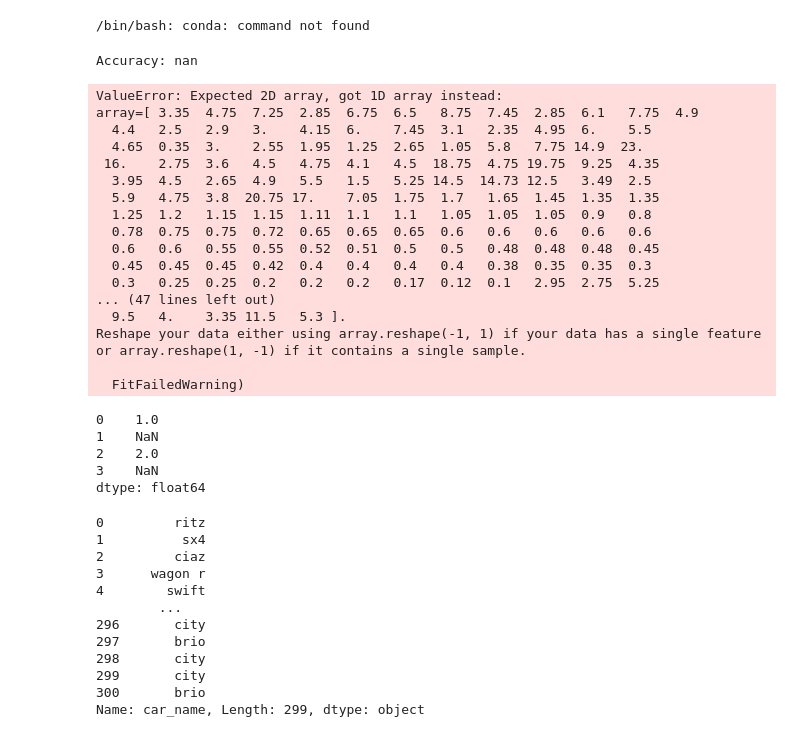
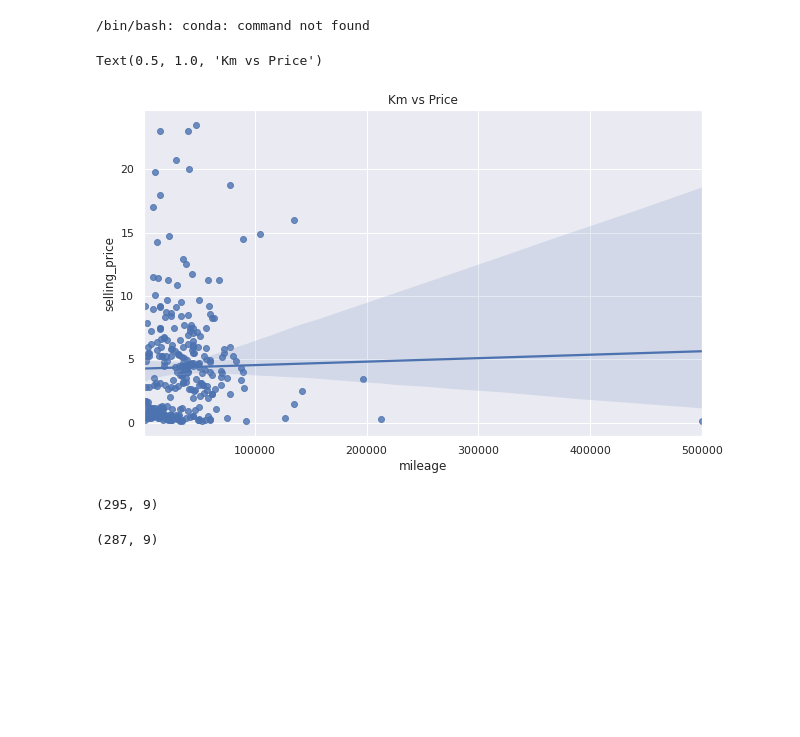
Before and after one commit to HebahAlshamlan/CITC_Task, a Jupyter notebook: CITC_Task.ipynb, the cells around one changed output. Drawn from its saved outputs; the diff is of its cells as text; code cells hidden in the pictures; blank space fills up the shorter version.

Commit message:
Text analysis

```diff
--- a/CITC_Task.ipynb
+++ b/CITC_Task.ipynb
@@ -202,67 +242,18 @@ Car name
 # !conda install --channel conda-forge featuretools --yes
 # %% [output]
 /bin/bash: conda: command not found
-# %%
-# example of evaluating a model after an imputer transform
-from numpy import nan
-from pandas import read_csv
-from sklearn.pipeline import Pipeline
-from sklearn.impute import SimpleImputer
-from sklearn.discriminant_analysis import LinearDiscriminantAnalysis
-from sklearn.model_selection import KFold
-from sklearn.model_selection import cross_val_score
-# define the imputer
-imputer = SimpleImputer(missing_values=np.nan, strategy='mean')
-# define the model
-lda = LinearDiscriminantAnalysis()
-# define the modeling pipeline
-pipeline = Pipeline(steps=[('imputer', imputer),('model', lda)])
-# define the cross validation procedure
-kfold = KFold(n_splits=3, shuffle=True, random_state=1)
-# evaluate the model
-result = cross_val_score(pipeline, datayear, dataset, cv=kfold, scoring='accuracy')
-# report the mean performance
-print('Accuracy: %.3f' % result.mean())
-# %% [output]
-Accuracy: nan
-ValueError: Expected 2D array, got 1D array instead:
-array=[ 3.35  4.75  7.25  2.85  6.75  6.5   8.75  7.45  2.85  6.1   7.75  4.9
-  4.4   2.5   2.9   3.    4.15  6.    7.45  3.1   2.35  4.95  6.    5.5
-  4.65  0.35  3.    2.55  1.95  1.25  2.65  1.05  5.8   7.75 14.9  23.
- 16.    2.75  3.6   4.5   4.75  4.1   4.5  18.75  4.75 19.75  9.25  4.35
-  3.95  4.5   2.65  4.9   5.5   1.5   5.25 14.5  14.73 12.5   3.49  2.5
-  5.9   4.75  3.8  20.75 17.    7.05  1.75  1.7   1.65  1.45  1.35  1.35
-  1.25  1.2   1.15  1.15  1.11  1.1   1.1   1.05  1.05  1.05  0.9   0.8
-  0.78  0.75  0.75  0.72  0.65  0.65  0.65  0.6   0.6   0.6   0.6   0.6
-  0.6   0.6   0.55  0.55  0.52  0.51  0.5   0.5   0.48  0.48  0.48  0.45
-  0.45  0.45  0.45  0.42  0.4   0.4   0.4   0.4   0.38  0.35  0.35  0.3
-  0.3   0.25  0.25  0.2   0.2   0.2   0.17  0.12  0.1   2.95  2.75  5.25
-... (47 lines left out)
-  9.5   4.    3.35 11.5   5.3 ].
-Reshape your data either using array.reshape(-1, 1) if your data has a single feature or array.reshape(1, -1) if it contains a single sample.
-
-  FitFailedWarning)
-# %%
-pd.Series([1, np.nan, 2, None])
-# %% [output]
-0    1.0
-1    NaN
-2    2.0
-3    NaN
-dtype: float64
-# %%
-x = pd.Series(dataset.car_name, dtype=int)
-x
-# %% [output]
-0         ritz
-1          sx4
-2         ciaz
-3      wagon r
-4        swift
-        ...
-296       city
-297       brio
-298       city
-299       city
-300       brio
-Name: car_name, Length: 299, dtype: object
+# %%
+plt.figure(figsize=(10,6))
+sns.regplot(x='mileage', y='selling_price', data=dataset).set_title('Km vs Price')
+# %% [output]
+Text(0.5, 1.0, 'Km vs Price')
+[figure, added]
+# %%
+dataset.shape
+# %% [output]
+(295, 9)
+# %%
+dataset = dataset[dataset.mileage < 100000]
+dataset.shape
+# %% [output]
+(287, 9)
```
Also changed, not shown: parts of 41 cells of this notebook.
